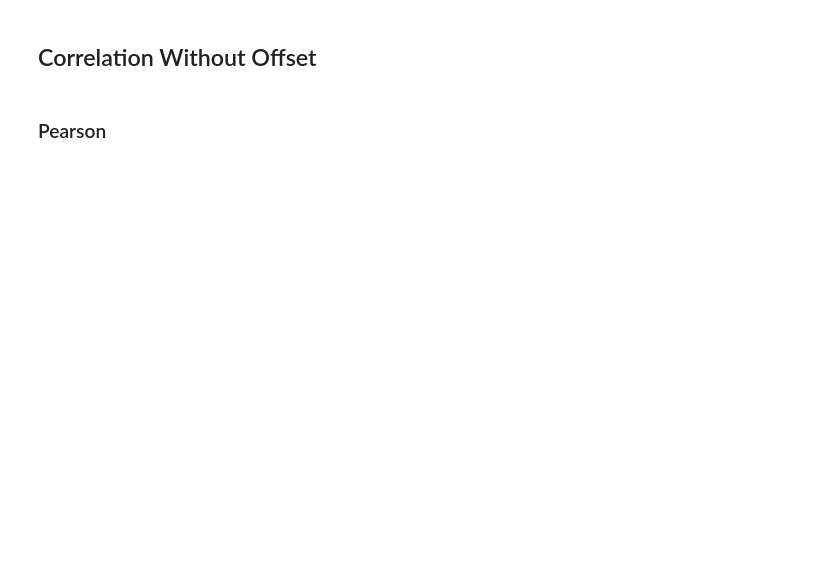
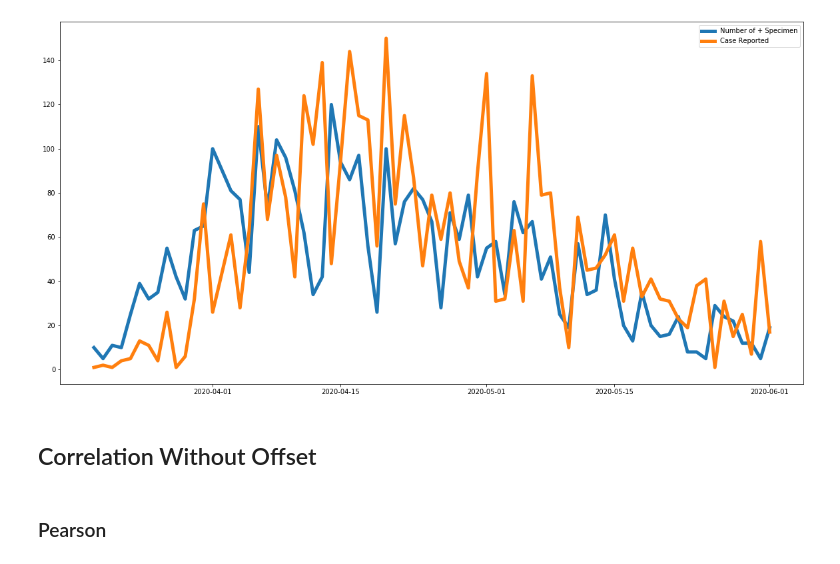
Before and after one commit to CrisZong/DSC180A, a Jupyter notebook: 180A Checkpoint.ipynb, the cells around one changed output. Saved outputs shown, nothing was run; the diff lists cells and outputs as text; code cells hidden in the pictures; blank space fills up the shorter version.

```diff
--- a/180A Checkpoint.ipynb
+++ b/180A Checkpoint.ipynb
@@ -34,3 +41,11 @@ covid_series.head(7)
+# %%
+fig, ax = plt.subplots(figsize=(20, 10))
+plt.plot(covid_series["Date"], covid_series["cases_specimen"], linewidth=5, label="Number of + Specimen")
+plt.plot(covid_series["Date"], covid_series["cases_reported"], linewidth=5, label="Case Reported")
+plt.legend()
+plt.show()
+# %% [output]
+[figure, added]
 # %% [markdown]
 ## Correlation Without Offset
 # %% [markdown]
```
Also changed, not shown: parts of 38 cells of this notebook, 2 other files.
